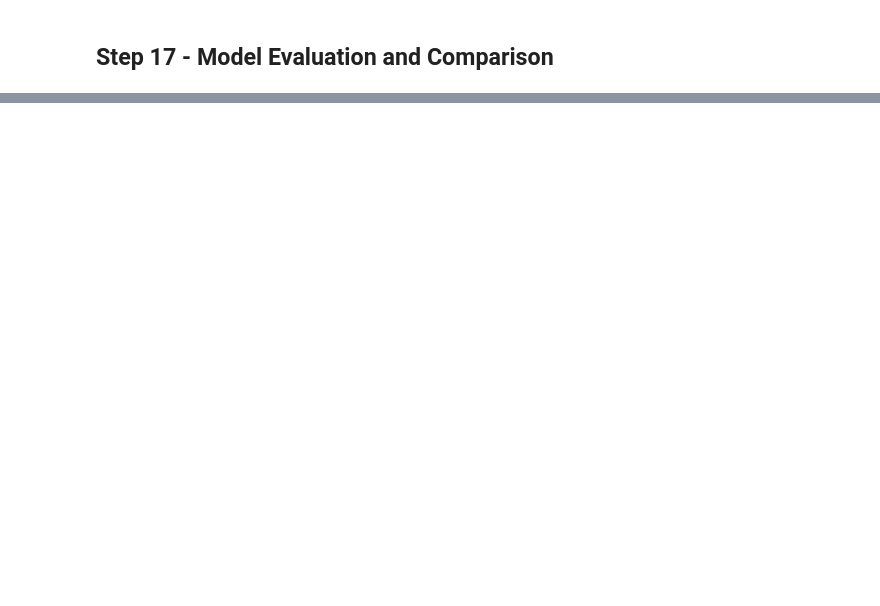
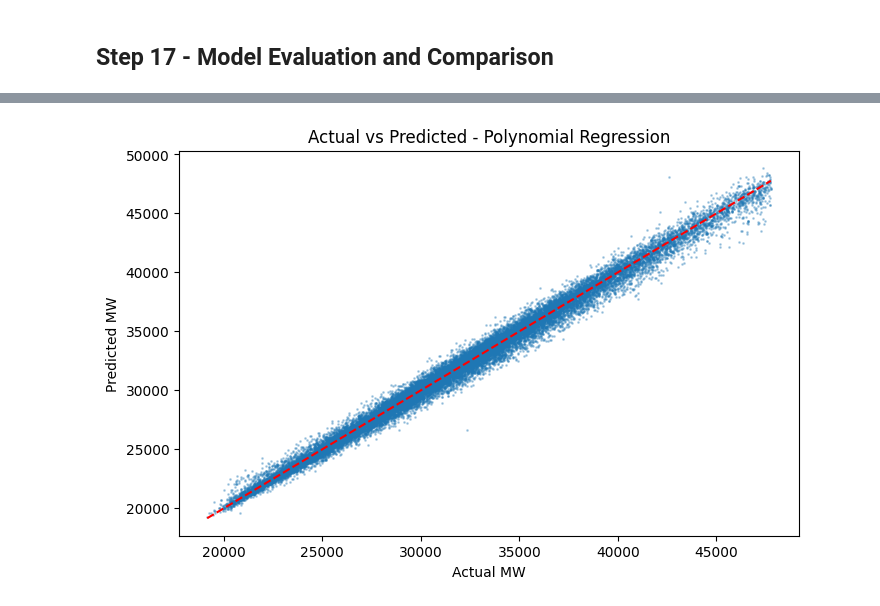
Before and after one commit to Aayush-Khatri223/Data-science-project, a Jupyter notebook: project/energy_prediction_final.ipynb, the cells around one changed output, grey strips where cells are left out. Saved outputs shown, nothing was run; the diff lists cells and outputs as text; code cells hidden in the pictures; blank space fills up the shorter version.

```diff
--- a/project/energy_prediction_final.ipynb
+++ b/project/energy_prediction_final.ipynb
@@ -602,28 +928,48 @@ print('Model saved as poly_model.pkl')
+# %%
+# Model 4: Random Forest Regression
+rf_model = RandomForestRegressor(n_estimators=100, random_state=42, n_jobs=-1)
+rf_model.fit(X_train, y_train)
+
+y_pred_rf = rf_model.predict(X_test)
+
+print('Random Forest Regression Results:')
+print('Train R2 :', round(r2_score(y_train, rf_model.predict(X_train)), 4))
+print('Test  R2 :', round(r2_score(y_test, y_pred_rf), 4))
+print('MAE      :', round(mean_absolute_error(y_test, y_pred_rf), 2))
+print('RMSE     :', round(np.sqrt(mean_squared_error(y_test, y_pred_rf)), 2))
+
+# Save model
+joblib.dump(rf_model, 'rf_model.pkl')
+print('Model saved as rf_model.pkl')
 # %% [markdown]
 ## Step 17 - Model Evaluation and Comparison
 # %%
 # Summary table of all models
 results = pd.DataFrame({
-    'Model': ['Simple LR', 'Multiple LR', 'Polynomial LR (deg=2)'],
+    'Model': ['Simple LR', 'Multiple LR', 'Polynomial LR (deg=2)', 'Random Forest'],
     'Train R2': [
         round(r2_score(y_train, slr.predict(X_train[[top_feature]])), 4),
         round(r2_score(y_train, mlr.predict(X_train)), 4),
-        round(r2_score(y_train, poly_model.predict(X_train)), 4)
+        round(r2_score(y_train, poly_model.predict(X_train)), 4),
+        round(r2_score(y_train, rf_model.predict(X_train)), 4)
     ],
     'Test R2': [
         round(r2_score(y_test, y_pred_slr), 4),
         round(r2_score(y_test, y_pred_mlr), 4),
-        round(r2_score(y_test, y_pred_poly), 4)
+        round(r2_score(y_test, y_pred_poly), 4),
+        round(r2_score(y_test, y_pred_rf), 4)
     ],
     'MAE': [
         round(mean_absolute_error(y_test, y_pred_slr), 2),
         round(mean_absolute_error(y_test, y_pred_mlr), 2),
-        round(mean_absolute_error(y_test, y_pred_poly), 2)
+        round(mean_absolute_error(y_test, y_pred_poly), 2),
+        round(mean_absolute_error(y_test, y_pred_rf), 2)
     ],
     'RMSE': [
         round(np.sqrt(mean_squared_error(y_test, y_pred_slr)), 2),
         round(np.sqrt(mean_squared_error(y_test, y_pred_mlr)), 2),
-        round(np.sqrt(mean_squared_error(y_test, y_pred_poly)), 2)
+        round(np.sqrt(mean_squared_error(y_test, y_pred_poly)), 2),
+        round(np.sqrt(mean_squared_error(y_test, y_pred_rf)), 2)
     ]
 })
 
@@ -650,11 +1005,22 @@ plt.show()
 # %%
-# Actual vs Predicted plot for best model (Polynomial)
+# Actual vs Predicted plot for best model
+prediction_map = {
+    'Simple LR': y_pred_slr,
+    'Multiple LR': y_pred_mlr,
+    'Polynomial LR (deg=2)': y_pred_poly,
+    'Random Forest': y_pred_rf
+}
+best_model_name = results.loc[results['Test R2'].idxmax(), 'Model']
+best_predictions = prediction_map[best_model_name]
+
 plt.figure(figsize=(8, 5))
-plt.scatter(y_test, y_pred_poly, alpha=0.3, s=1)
+plt.scatter(y_test, best_predictions, alpha=0.3, s=1)
 plt.plot([y_test.min(), y_test.max()], [y_test.min(), y_test.max()], 'r--')
-plt.title('Actual vs Predicted - Polynomial Regression')
+plt.title(f'Actual vs Predicted - {best_model_name}')
 plt.xlabel('Actual MW')
 plt.ylabel('Predicted MW')
 plt.show()
+# %% [output]
+[figure, added]
 # %%
 # Residual plot for best model
```
Also changed, not shown: parts of 74 cells of this notebook.
